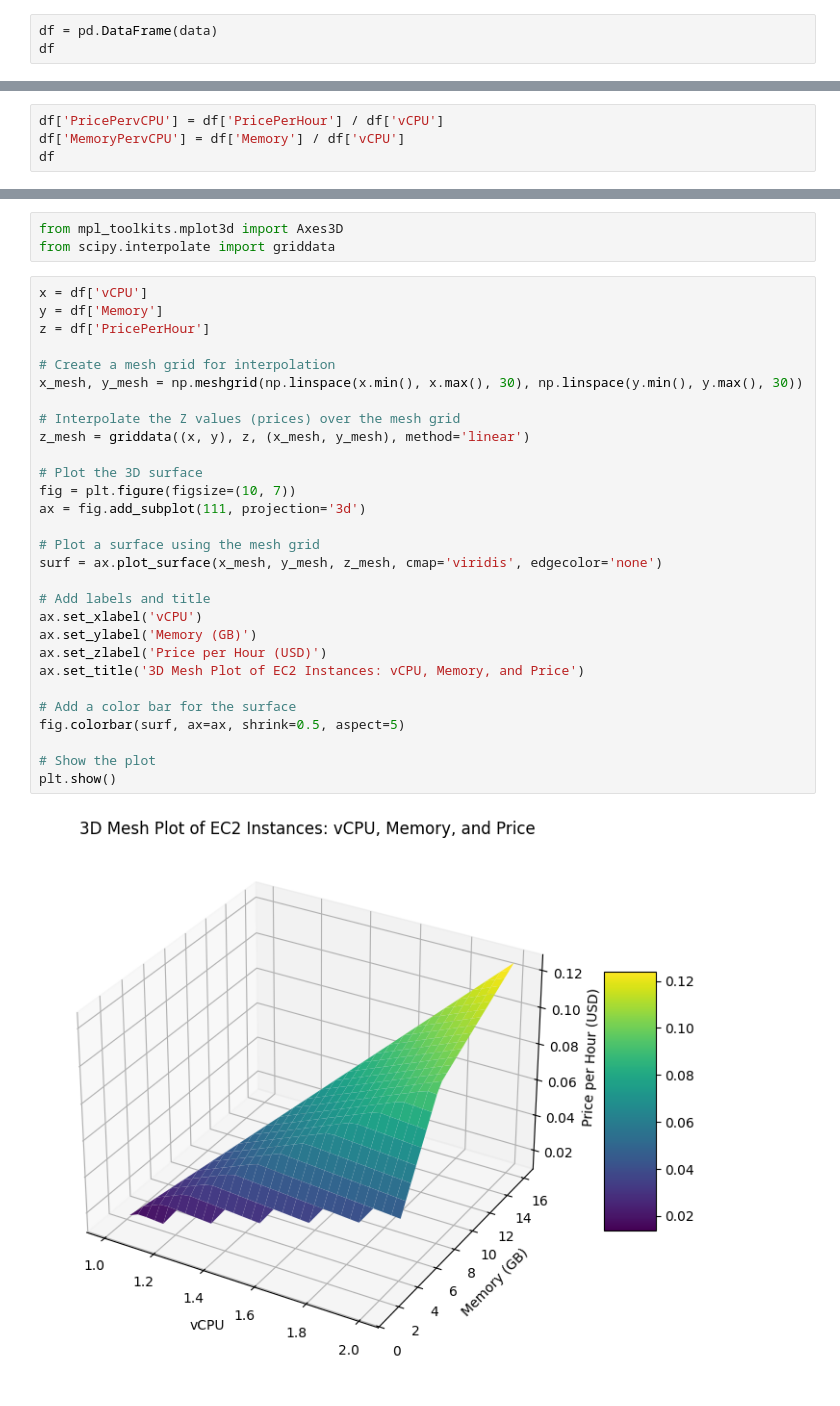
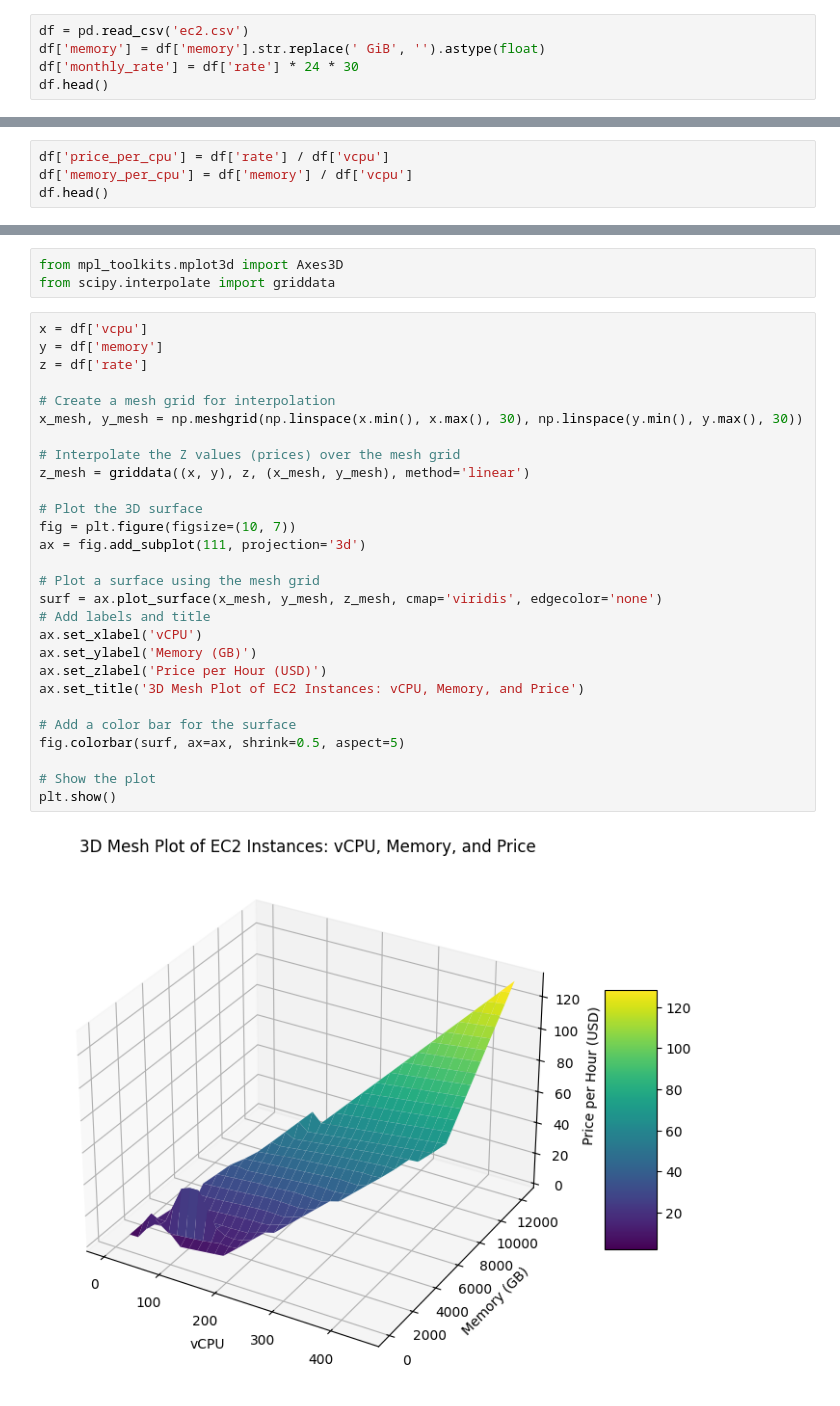
Before and after one commit to ridzuan5757/k8s, a Jupyter notebook: jupyter/ec2-pricing.ipynb, the cells around one changed output, grey strips where cells are left out. Saved outputs shown, nothing was run; the diff lists cells and outputs as text.

```diff
--- a/jupyter/ec2-pricing.ipynb
+++ b/jupyter/ec2-pricing.ipynb
@@ -12,6 +10,8 @@ data = {
     'PricePerHour': [0.0116, 0.0416, 0.096, 0.085, 0.126]  # in USD
 }
 # %%
-df = pd.DataFrame(data)
-df
+df = pd.read_csv('ec2.csv')
+df['memory'] = df['memory'].str.replace(' GiB', '').astype(float)
+df['monthly_rate'] = df['rate'] * 24 * 30
+df.head()
 # %% [output]
@@ -24,5 +24,5 @@ df
 # %%
-df['PricePervCPU'] = df['PricePerHour'] / df['vCPU']
-df['MemoryPervCPU'] = df['Memory'] / df['vCPU']
-df
+df['price_per_cpu'] = df['rate'] / df['vcpu']
+df['memory_per_cpu'] = df['memory'] / df['vcpu']
+df.head()
 # %% [output]
@@ -63,33 +67,32 @@ Name: 1, dtype: object
 from mpl_toolkits.mplot3d import Axes3D
 from scipy.interpolate import griddata
 # %%
-x = df['vCPU']
-y = df['Memory']
-z = df['PricePerHour']
+x = df['vcpu']
+y = df['memory']
+z = df['rate']
 
 # Create a mesh grid for interpolation
 x_mesh, y_mesh = np.meshgrid(np.linspace(x.min(), x.max(), 30), np.linspace(y.min(), y.max(), 30))
 
 # Interpolate the Z values (prices) over the mesh grid
 z_mesh = griddata((x, y), z, (x_mesh, y_mesh), method='linear')
 
 # Plot the 3D surface
 fig = plt.figure(figsize=(10, 7))
 ax = fig.add_subplot(111, projection='3d')
 
 # Plot a surface using the mesh grid
 surf = ax.plot_surface(x_mesh, y_mesh, z_mesh, cmap='viridis', edgecolor='none')
-
 # Add labels and title
 ax.set_xlabel('vCPU')
 ax.set_ylabel('Memory (GB)')
 ax.set_zlabel('Price per Hour (USD)')
 ax.set_title('3D Mesh Plot of EC2 Instances: vCPU, Memory, and Price')
 
 # Add a color bar for the surface
 fig.colorbar(surf, ax=ax, shrink=0.5, aspect=5)
 
 # Show the plot
 plt.show()
 # %% [output]
-[figure, old version]
+[figure, new version]
```
Also changed, not shown: parts of 8 cells of this notebook, 13 other files.
